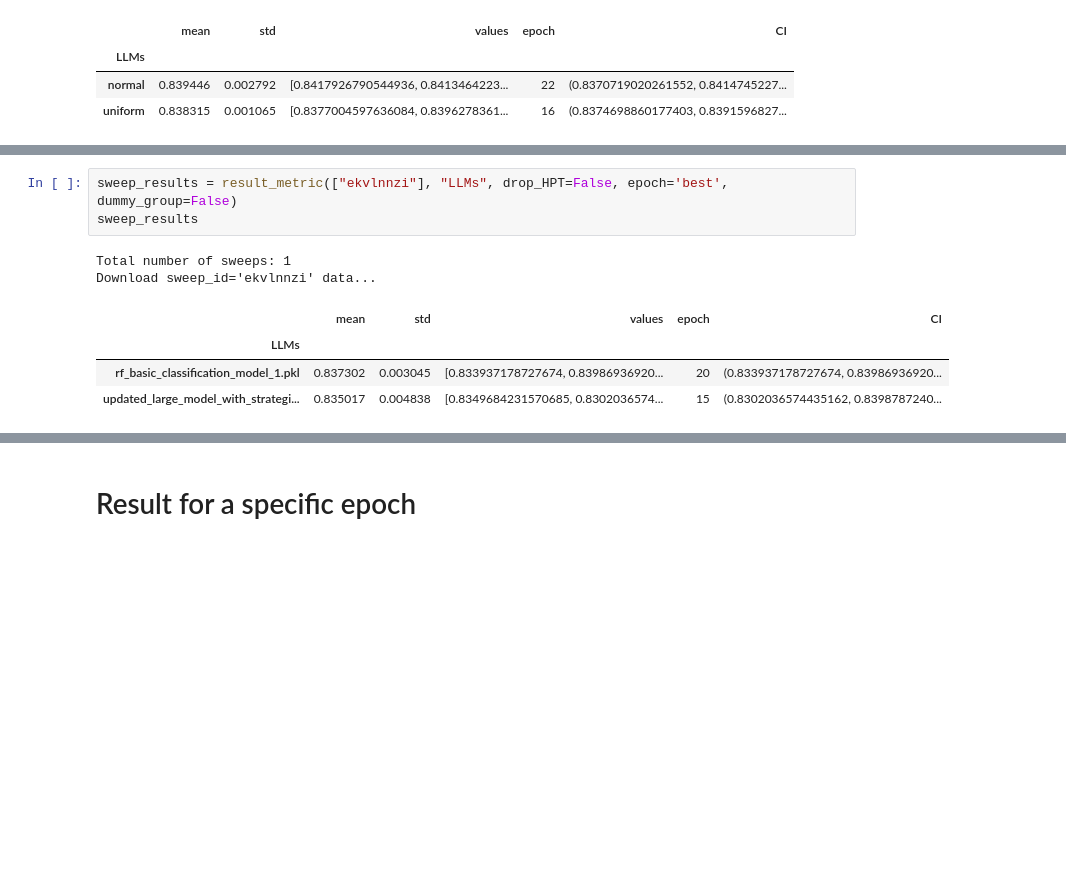
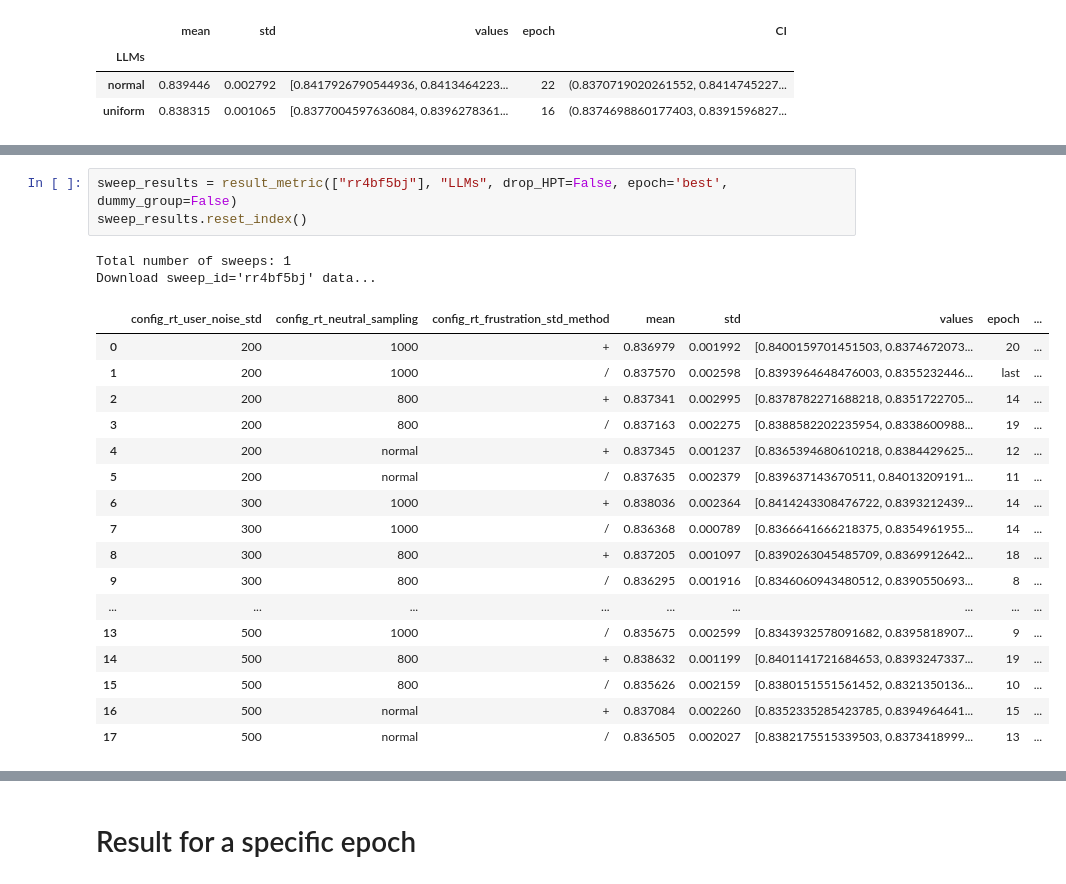
Before and after one commit to maayan-aytek/RtHumanChoicePredictionNLP, a Jupyter notebook: RunningScripts/our_analyze_results.ipynb, the cells around one changed output, grey strips where cells are left out. Drawn from its saved outputs; the diff is of its cells as text; blank space fills up the shorter version.

```diff
--- a/RunningScripts/our_analyze_results.ipynb
+++ b/RunningScripts/our_analyze_results.ipynb
@@ -100,10 +101,23 @@ Download sweep_id='nh9eyaq1' data...
 # %%
-sweep_results = result_metric(["ekvlnnzi"], "LLMs", drop_HPT=False, epoch='best', dummy_group=False)
-sweep_results
+sweep_results = result_metric(["rr4bf5bj"], "LLMs", drop_HPT=False, epoch='best', dummy_group=False)
+sweep_results.reset_index()
 # %% [output]
 Total number of sweeps: 1
-Download sweep_id='ekvlnnzi' data...
+Download sweep_id='rr4bf5bj' data...
-|  | mean | std | values | epoch | CI |
-| LLMs |  |  |  |  |  |
-| rf_basic_classification_model_1.pkl | 0.837302 | 0.003045 | [0.833937178727674, 0.83986936920... | 20 | (0.833937178727674, 0.83986936920... |
-| updated_large_model_with_strategi... | 0.835017 | 0.004838 | [0.8349684231570685, 0.8302036574... | 15 | (0.8302036574435162, 0.8398787240... |
+|  | config_rt_user_noise_std | config_rt_neutral_sampling | config_rt_frustration_std_method | mean | std | values | epoch | ... |
+| 0 | 200 | 1000 | + | 0.836979 | 0.001992 | [0.8400159701451503, 0.8374672073... | 20 | ... |
+| 1 | 200 | 1000 | / | 0.837570 | 0.002598 | [0.8393964648476003, 0.8355232446... | last | ... |
+| 2 | 200 | 800 | + | 0.837341 | 0.002995 | [0.8378782271688218, 0.8351722705... | 14 | ... |
+| 3 | 200 | 800 | / | 0.837163 | 0.002275 | [0.8388582202235954, 0.8338600988... | 19 | ... |
+| 4 | 200 | normal | + | 0.837345 | 0.001237 | [0.8365394680610218, 0.8384429625... | 12 | ... |
+| 5 | 200 | normal | / | 0.837635 | 0.002379 | [0.839637143670511, 0.84013209191... | 11 | ... |
+| 6 | 300 | 1000 | + | 0.838036 | 0.002364 | [0.8414243308476722, 0.8393212439... | 14 | ... |
+| 7 | 300 | 1000 | / | 0.836368 | 0.000789 | [0.8366641666218375, 0.8354961955... | 14 | ... |
+| 8 | 300 | 800 | + | 0.837205 | 0.001097 | [0.8390263045485709, 0.8369912642... | 18 | ... |
+| 9 | 300 | 800 | / | 0.836295 | 0.001916 | [0.8346060943480512, 0.8390550693... | 8 | ... |
+| ... | ... | ... | ... | ... | ... | ... | ... | ... |
+| 13 | 500 | 1000 | / | 0.835675 | 0.002599 | [0.8343932578091682, 0.8395818907... | 9 | ... |
+| 14 | 500 | 800 | + | 0.838632 | 0.001199 | [0.8401141721684653, 0.8393247337... | 19 | ... |
+| 15 | 500 | 800 | / | 0.835626 | 0.002159 | [0.8380151551561452, 0.8321350136... | 10 | ... |
+| 16 | 500 | normal | + | 0.837084 | 0.002260 | [0.8352335285423785, 0.8394964641... | 15 | ... |
+| 17 | 500 | normal | / | 0.836505 | 0.002027 | [0.8382175515339503, 0.8373418999... | 13 | ... |
```
Also changed, not shown: parts of 4 cells of this notebook, 5 other files.
